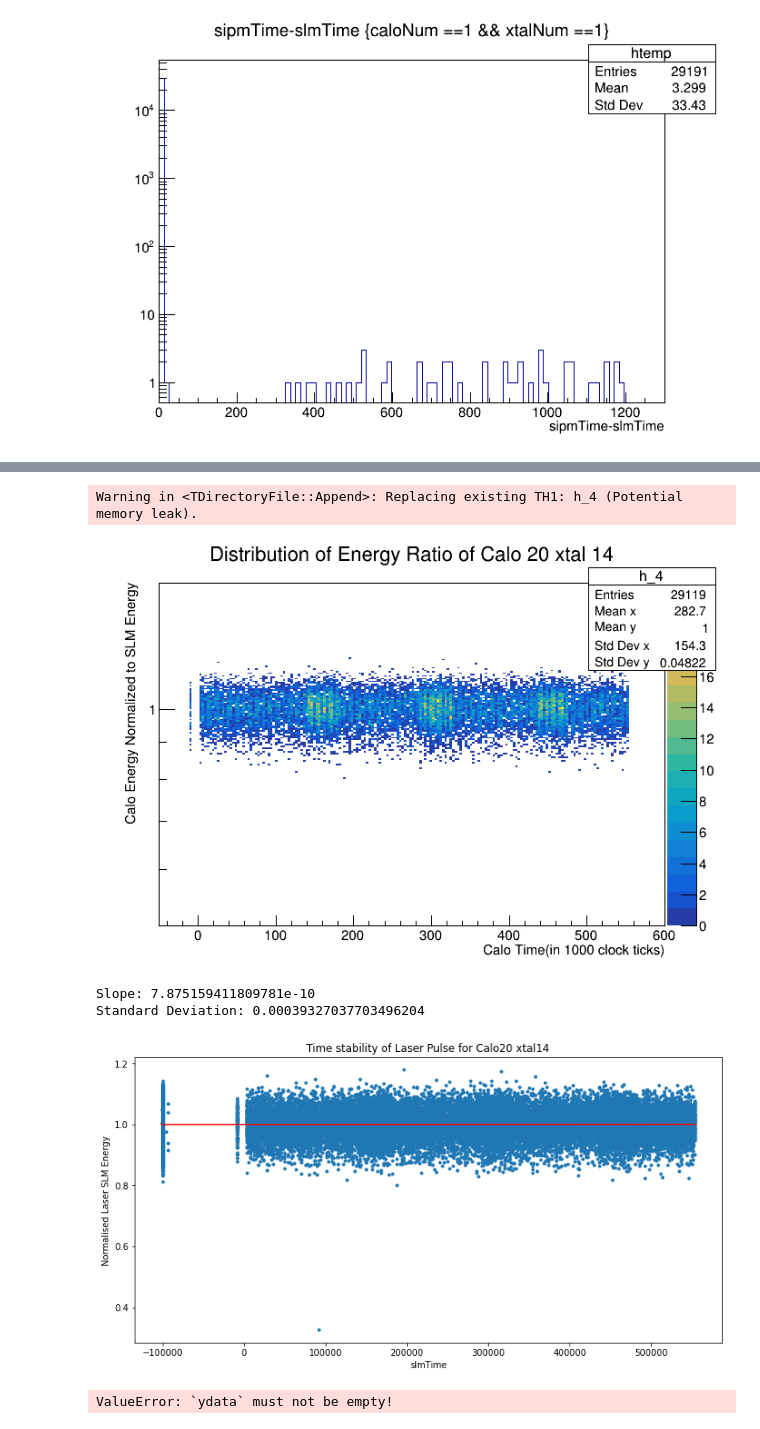
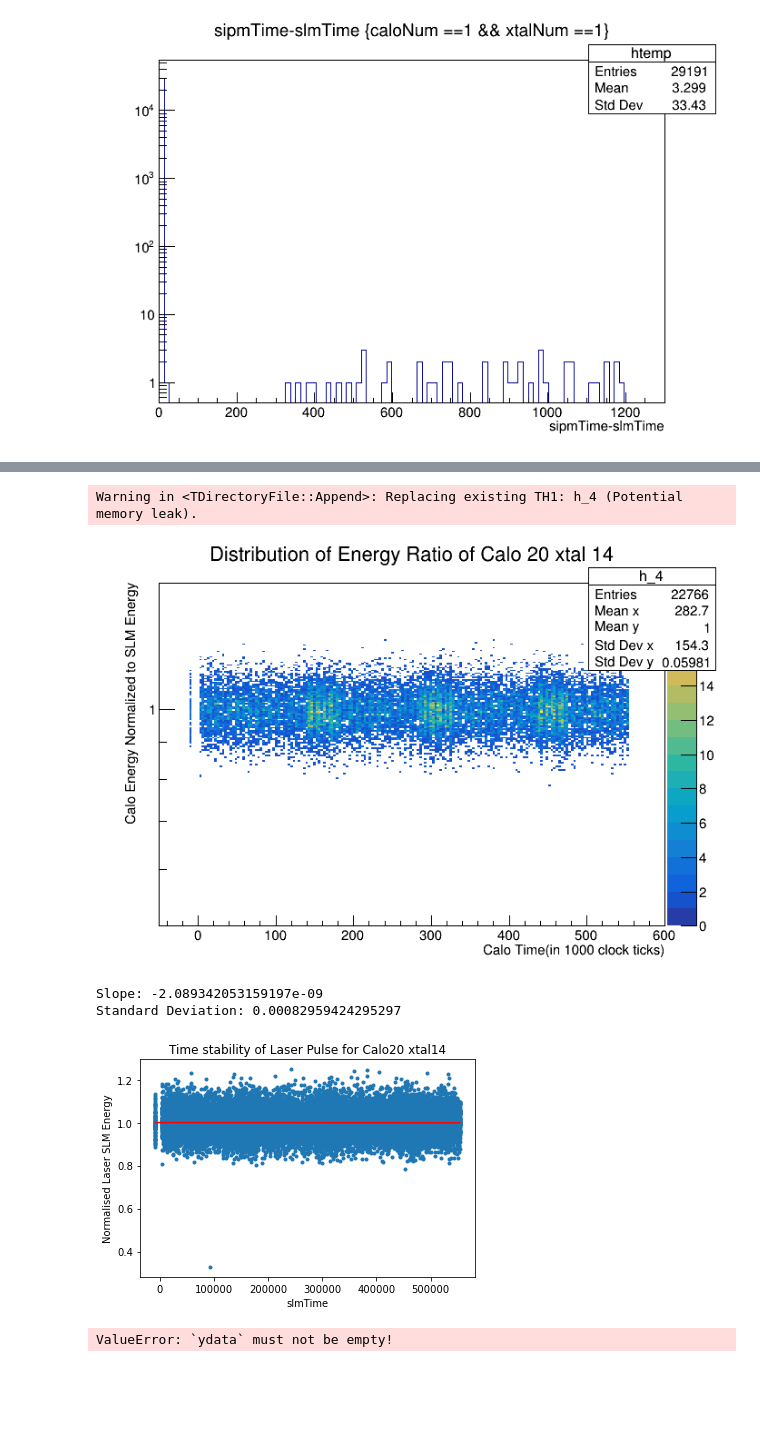
Before and after one commit to AditJain13/Run2C_Analysis, a Jupyter notebook: Normalization_byFill.ipynb, the cells around one changed output, grey strips where cells are left out. Drawn from its saved outputs; the diff is of its cells as text; code cells hidden in the pictures; blank space fills up the shorter version.

```diff
--- a/Normalization_byFill.ipynb
+++ b/Normalization_byFill.ipynb
@@ -122,12 +142,0 @@ Warning in <TDirectoryFile::Append>: Replacing existing TH1: h_1 (Potential memo
-# %%
-h15 = r.TH2D(f"h_{15}", "SLM Energy of Calo {} xtal {};SLM Time; SLM Energy".format(calo,xtal), 200, -100, 700, 100, 0.8, 1.2)
-
-for (x,y) in zip(df_xtal[df_xtal['normalSlmEnergy']<1.01]['slmTime'],df_xtal[df_xtal['normalSlmEnergy']<1.01]['normalSlmEnergy']):
-    h15.Fill(x/1000,y)
-
-h15.Draw('colz')
-c.Draw()
-
-h1 = r.TH1D(f"h_{1}", "SLM Energy of Calo {} xtal {}; Normalized SLM Energy; Frequency".format(calo,xtal), 200, 0.6, 1.4)
-
-#examing their time dependence foesn't give any cocrete
@@ -138,7 +143,7 @@ Warning in <TDirectoryFile::Append>: Replacing existing TH1: h_1 (Potential memo
 # %%
 h2 = r.TH1D(f"h_{2}", "Calo Energy of Calo {} xtal {}; SiPM Energy (raw); Frequency".format(calo,xtal), 250, 500, 2000)
 
-for x in df_xtal['sipmEnergy']:
+for x in laserPulse['sipmEnergy']:
     h2.Fill(x)
 
 h2.Draw()
@@ -149,7 +154,7 @@ Warning in <TDirectoryFile::Append>: Replacing existing TH1: h_2 (Potential memo
 # %%
-h3 = r.TH1D(f"h_{3}", "Distribution of Energy Ratio of Calo {} xtal {}; SiPM/ Normalized SlM Energy; Frequency".format(calo,xtal), 200, 600, 1800)
+h3 = r.TH1D(f"h_{3}", "Distribution of Energy Ratio of Calo {} xtal {}; SiPM/ Normalized SLM Energy; Frequency".format(calo,xtal), 200, 600, 1800)
 
-for x in df_xtal['sipmEnergy']/df_xtal['normalSlmEnergy']:
+for x in laserPulse['sipmEnergy']/laserPulse['normalSlmEnergy']:
     h3.Fill(x)
 
 h3.Draw()
@@ -164,11 +169,11 @@ h4 = r.TH2D(f"h_{4}", "Distribution of Energy Ratio of Calo {} xtal {}; Calo Tim
             200, -50, 600,
             200,0.5,1.5)
 
-for (x,y) in zip(df_xtal['sipmTime'], df_xtal['sipmEnergy']/df_xtal['normalSlmEnergy']/mean_temp):
+for (x,y) in zip(laserPulse['sipmTime'], laserPulse['sipmEnergy']/laserPulse['normalSlmEnergy']/mean_temp):
     h4.Fill(x/1000,y)
 
 h4.Draw('colz')
 c.Draw()
 # %% [output]
 Warning in <TDirectoryFile::Append>: Replacing existing TH1: h_4 (Potential memory leak).
-[figure, old version]
+[figure, new version]
@@ -177,27 +180,26 @@ Warning in <TDirectoryFile::Append>: Replacing existing TH1: h_4 (Potential memo
 # %%
 fig,ax = plt.subplots()
-ax.plot(df_xtal['sipmTime'], df_xtal['sipmEnergy']/df_xtal['normalSlmEnergy']/mean_temp,".")
+ax.plot(laserPulse['sipmTime'],laserPulse['sipmEnergy']/laserPulse['normalSlmEnergy']/mean_temp,".")
 ax.set_title("Time stability of Laser Pulse for Calo{} xtal{}".format(calo,xtal))
 ax.set_xlabel("slmTime")
 ax.set_ylabel("Normalised Laser SLM Energy")
 # fit a curve (linear for now) through the stability of time
 
-
 def func(x,m,b):
     return m*x + b
 
 initial_guess = [1.2, 0.03]
-pars, pcov = curve_fit(func, df_xtal['sipmTime'], df_xtal['sipmEnergy']/df_xtal['normalSlmEnergy']/mean_temp, p0=initial_guess)
-xfit = np.linspace(np.amin(df_xtal['sipmTime']),np.amax(df_xtal['sipmTime']))
+pars, pcov = curve_fit(func, laserPulse['sipmTime'], laserPulse['sipmEnergy']/laserPulse['normalSlmEnergy']/mean_temp, p0=initial_guess)
+xfit = np.linspace(np.amin(laserPulse['sipmTime']),np.amax(laserPulse['sipmTime']))
 yfit = func(xfit, pars[0], pars[1])
 plt.plot(xfit,yfit,'r-',label=f"Linear Fit\nm={pars[0]:.2f}\nb={pars[1]:.2f}")
 
 print("Slope: {}".format(pars[0]))
-print("Standard Deviation: {}".format(np.sqrt(pcov.trace())))
+print("Standard Deviation: {}".format(np.sqrt(pcov[1,1])))
 # %% [output]
-Slope: 7.875159411809781e-10
-Standard Deviation: 0.00039327037703496204
+Slope: -2.089342053159197e-09
+Standard Deviation: 0.00082959424295297
-[figure, old version]
+[figure, new version]
 # %%
 #automation of the whole process to find out errors and time stabilities of all calo
 
```
Also changed, not shown: parts of 17 cells of this notebook, 1 other file.
